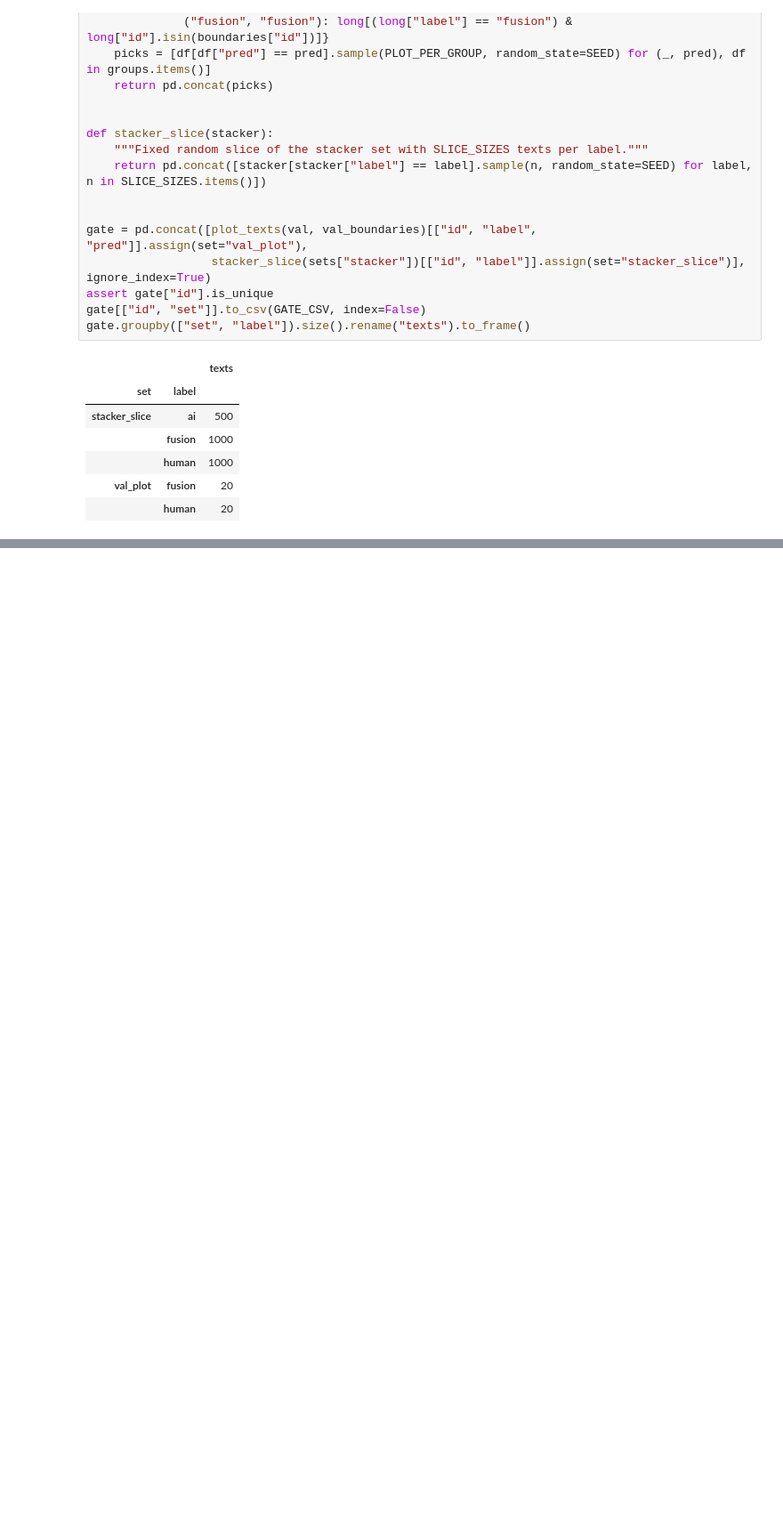
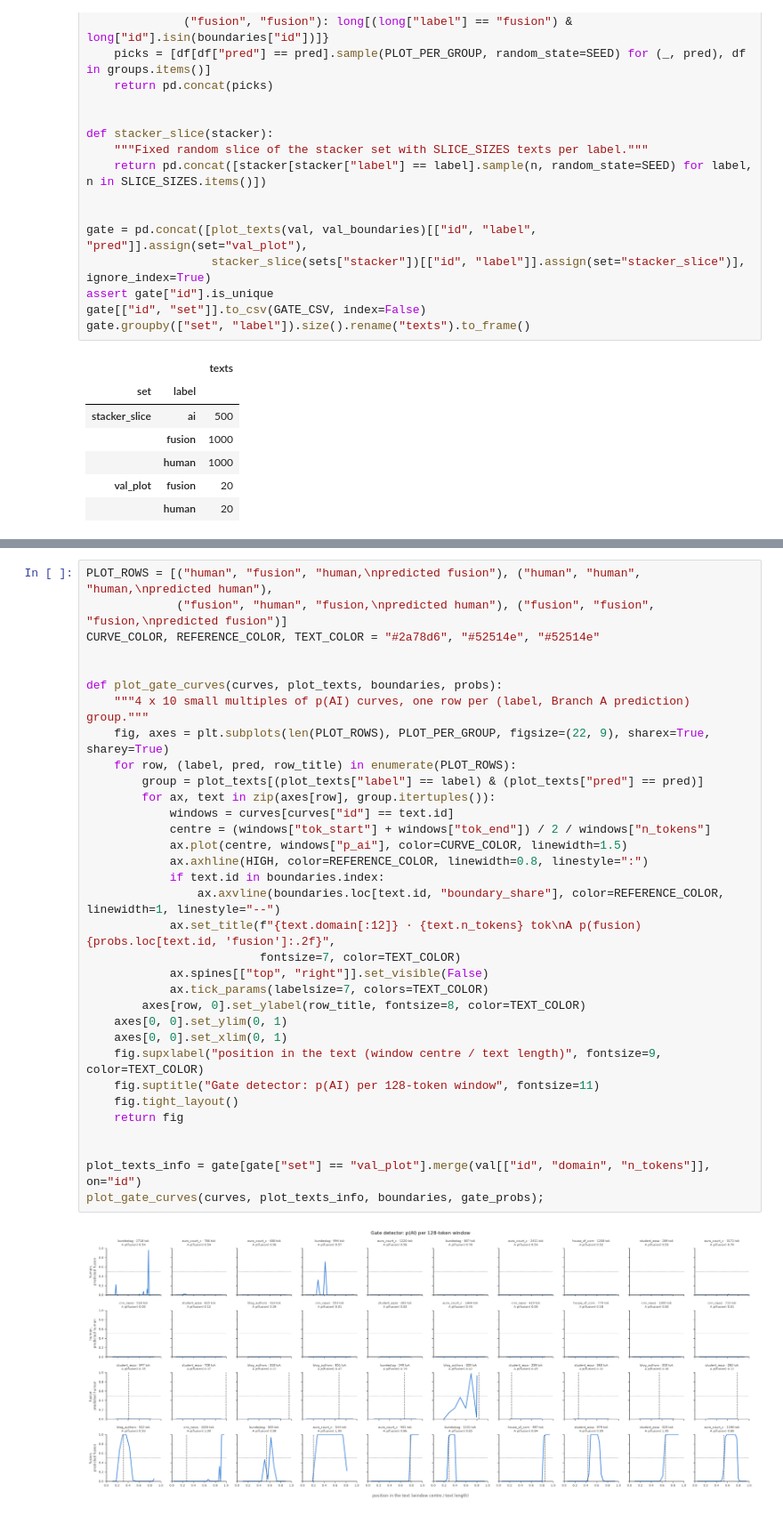
Before and after one commit to ruzhylopv/aiGeneratedTextDetection-ai-hw3, a Jupyter notebook: notebooks/curves_check.ipynb, the cells around one changed output, grey strips where cells are left out. Shown at 89% size. Drawn from its saved outputs; the diff is of its cells as text; blank space fills up the shorter version.

```diff
--- a/notebooks/curves_check.ipynb
+++ b/notebooks/curves_check.ipynb
@@ -280,0 +518,35 @@ gate.groupby(["set", "label"]).size().rename("texts").to_frame()
+# %%
+PLOT_ROWS = [("human", "fusion", "human,\npredicted fusion"), ("human", "human", "human,\npredicted human"),
+             ("fusion", "human", "fusion,\npredicted human"), ("fusion", "fusion", "fusion,\npredicted fusion")]
+CURVE_COLOR, REFERENCE_COLOR, TEXT_COLOR = "#2a78d6", "#52514e", "#52514e"
+
+
+def plot_gate_curves(curves, plot_texts, boundaries, probs):
+    """4 x 10 small multiples of p(AI) curves, one row per (label, Branch A prediction) group."""
+    fig, axes = plt.subplots(len(PLOT_ROWS), PLOT_PER_GROUP, figsize=(22, 9), sharex=True, sharey=True)
+    for row, (label, pred, row_title) in enumerate(PLOT_ROWS):
+        group = plot_texts[(plot_texts["label"] == label) & (plot_texts["pred"] == pred)]
+        for ax, text in zip(axes[row], group.itertuples()):
+            windows = curves[curves["id"] == text.id]
+            centre = (windows["tok_start"] + windows["tok_end"]) / 2 / windows["n_tokens"]
+            ax.plot(centre, windows["p_ai"], color=CURVE_COLOR, linewidth=1.5)
+            ax.axhline(HIGH, color=REFERENCE_COLOR, linewidth=0.8, linestyle=":")
+            if text.id in boundaries.index:
+                ax.axvline(boundaries.loc[text.id, "boundary_share"], color=REFERENCE_COLOR, linewidth=1, linestyle="--")
+            ax.set_title(f"{text.domain[:12]} · {text.n_tokens} tok\nA p(fusion) {probs.loc[text.id, 'fusion']:.2f}",
+                         fontsize=7, color=TEXT_COLOR)
+            ax.spines[["top", "right"]].set_visible(False)
+            ax.tick_params(labelsize=7, colors=TEXT_COLOR)
+        axes[row, 0].set_ylabel(row_title, fontsize=8, color=TEXT_COLOR)
+    axes[0, 0].set_ylim(0, 1)
+    axes[0, 0].set_xlim(0, 1)
+    fig.supxlabel("position in the text (window centre / text length)", fontsize=9, color=TEXT_COLOR)
+    fig.suptitle("Gate detector: p(AI) per 128-token window", fontsize=11)
+    fig.tight_layout()
+    return fig
+
+
+plot_texts_info = gate[gate["set"] == "val_plot"].merge(val[["id", "domain", "n_tokens"]], on="id")
+plot_gate_curves(curves, plot_texts_info, boundaries, gate_probs);
+# %% [output]
+[figure, added]
```
Also changed, not shown: parts of 17 cells of this notebook, 35 other files.
